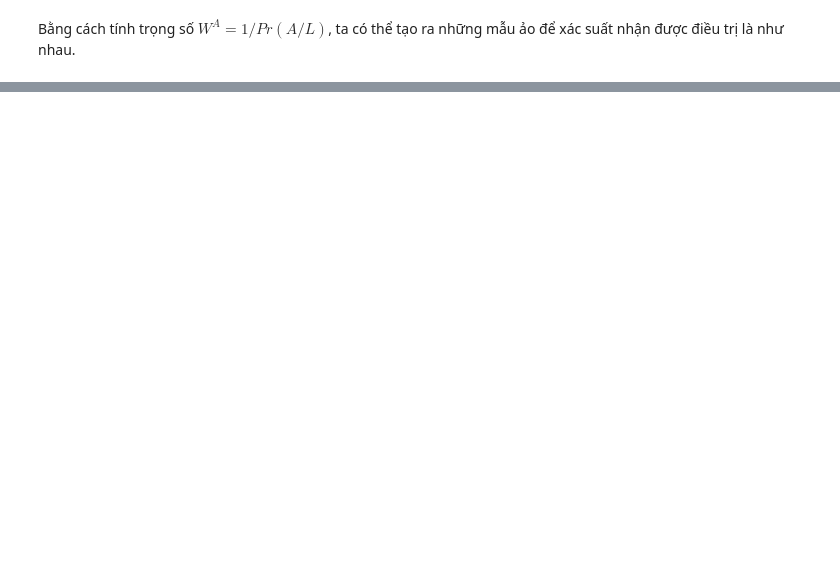
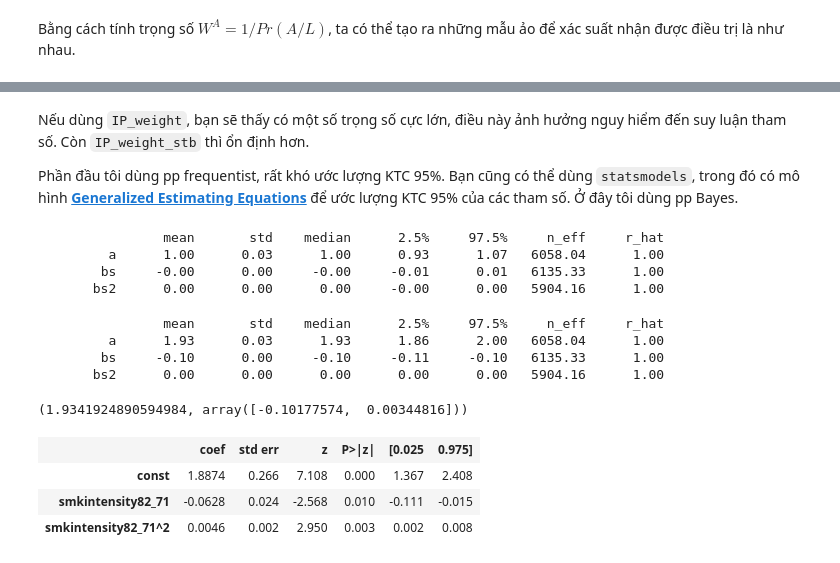
Before and after one commit to vuongkienthanh/causalsurvivalnotebooks, a Jupyter notebook: 3_IP_weighting.ipynb, the cells around one changed output, grey strips where cells are left out. Drawn from its saved outputs; the diff is of its cells as text; code cells hidden in the pictures; blank space fills up the shorter version.

```diff
--- a/3_IP_weighting.ipynb
+++ b/3_IP_weighting.ipynb
@@ -160,0 +256,11 @@ array([[-0.00867344]])
+# %%
+pr_A_L = LinearRegression()
+pr_A_L.fit(
+    X=df[continuous_std + all_cate],
+    y=df[A_].values)
+
+A_pred = pr_A_L.predict(df[continuous_std + all_cate])
+df['IP_weight'] = np.reciprocal(
+    jnp.exp(
+        dist.Normal(A_pred).log_prob(df[A_].values)))
+df['IP_weight'].describe()
@@ -160,0 +277,4 @@ array([[-0.00867344]])
+# %%
+pr_A = jnp.exp(dist.Normal().log_prob(df[A_].values))
+df['IP_weight_stb'] = df['IP_weight'] * pr_A
+df['IP_weight_stb'].describe()
@@ -160,0 +291,5 @@ array([[-0.00867344]])
+# %% [markdown]
+Nếu dùng `IP_weight`, bạn sẽ thấy có một số trọng số cực lớn, điều này ảnh hưởng nguy hiểm đến suy luận tham số. Còn `IP_weight_stb` thì ổn định hơn.
+
+Phần đầu tôi dùng pp frequentist, rất khó ước lượng KTC 95%. Bạn cũng có thể dùng `statsmodels`, trong đó có
+mô hình [**Generalized Estimating Equations**](https://www.statsmodels.org/stable/gee.html) để  ước lượng KTC 95% của các tham số. Ở đây tôi dùng pp Bayes.
@@ -160,0 +312,53 @@ array([[-0.00867344]])
+# %%
+# mo hinh biased
+data = {
+    'smk_int': df['smkintensity82_71'].values,
+    'IP_weight': df['IP_weight_stb'].values,
+    'weight_gain': 1
+}
+samples1 = svi_run(model, data)
+# %% [output]
+                mean       std    median      2.5%     97.5%     n_eff     r_hat
+         a      1.00      0.03      1.00      0.93      1.07   6058.04      1.00
+        bs     -0.00      0.00     -0.00     -0.01      0.01   6135.33      1.00
+       bs2      0.00      0.00      0.00     -0.00      0.00   5904.16      1.00
+# %%
+# su dung IP weight stabilized
+data = {
+    'smk_int': df['smkintensity82_71'].values,
+    'IP_weight': df['IP_weight_stb'].values,
+    'weight_gain': df['wt82_71'].values
+}
+samples2 = svi_run(model, data)
+# %% [output]
+                mean       std    median      2.5%     97.5%     n_eff     r_hat
+         a      1.93      0.03      1.93      1.86      2.00   6058.04      1.00
+        bs     -0.10      0.00     -0.10     -0.11     -0.10   6135.33      1.00
+       bs2      0.00      0.00      0.00      0.00      0.00   5904.16      1.00
+# %%
+# pp frequentist
+df['smkintensity82_71^2'] = df['smkintensity82_71']**2
+ols = LinearRegression()
+ols.fit(
+    X=df[['smkintensity82_71','smkintensity82_71^2']],
+    y=df['wt82_71'].values,
+    sample_weight=df['IP_weight_stb']
+)
+ols.intercept_, ols.coef_
+# %% [output]
+(1.9341924890594984, array([-0.10177574,  0.00344816]))
+# %%
+# hoac GEE
+import statsmodels.api as sm
+gee = sm.GEE(
+    endog=df['wt82_71'].values,
+    exog=sm.add_constant(df[['smkintensity82_71','smkintensity82_71^2']]),
+    groups=df.index,
+    weight=df['IP_weight_stb']
+)
+gee.fit().summary().tables[1]
+# %% [output]
+|  | coef | std err | z | P>|z| | [0.025 | 0.975] |
+| const | 1.8874 | 0.266 | 7.108 | 0.000 | 1.367 | 2.408 |
+| smkintensity82_71 | -0.0628 | 0.024 | -2.568 | 0.010 | -0.111 | -0.015 |
+| smkintensity82_71^2 | 0.0046 | 0.002 | 2.950 | 0.003 | 0.002 | 0.008 |
```
Also changed, not shown: parts of 49 cells of this notebook.
